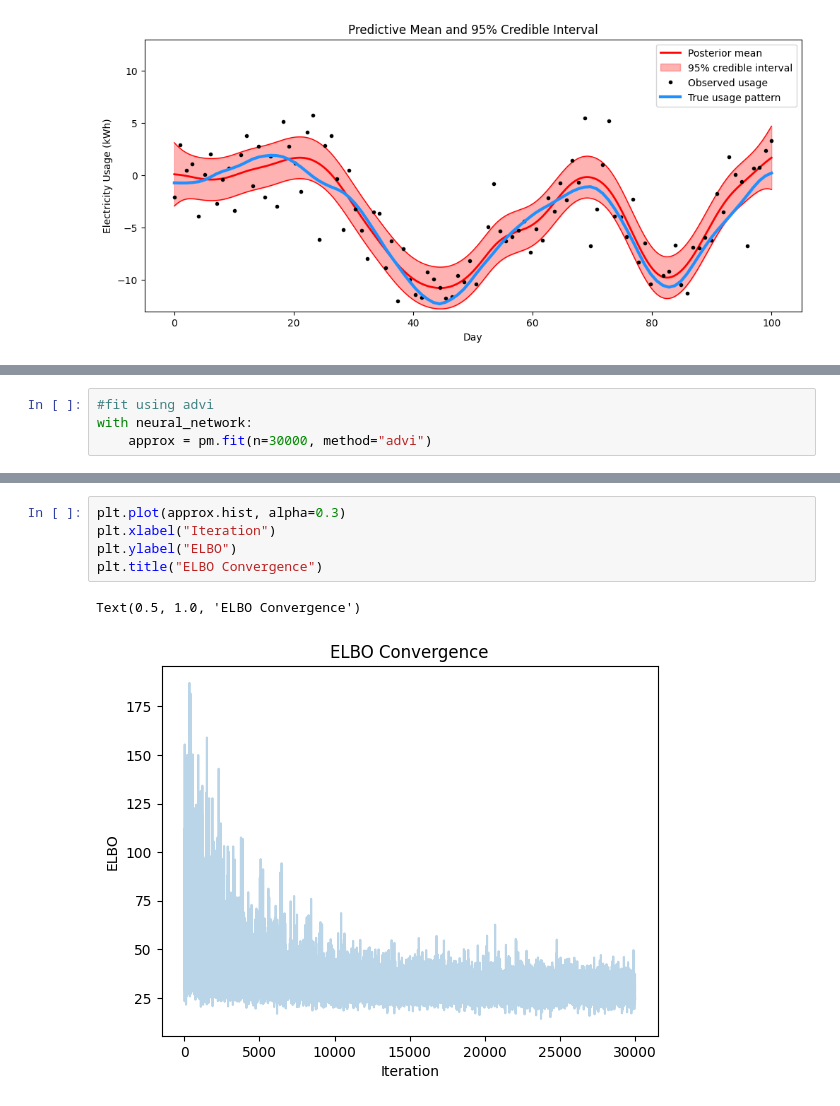
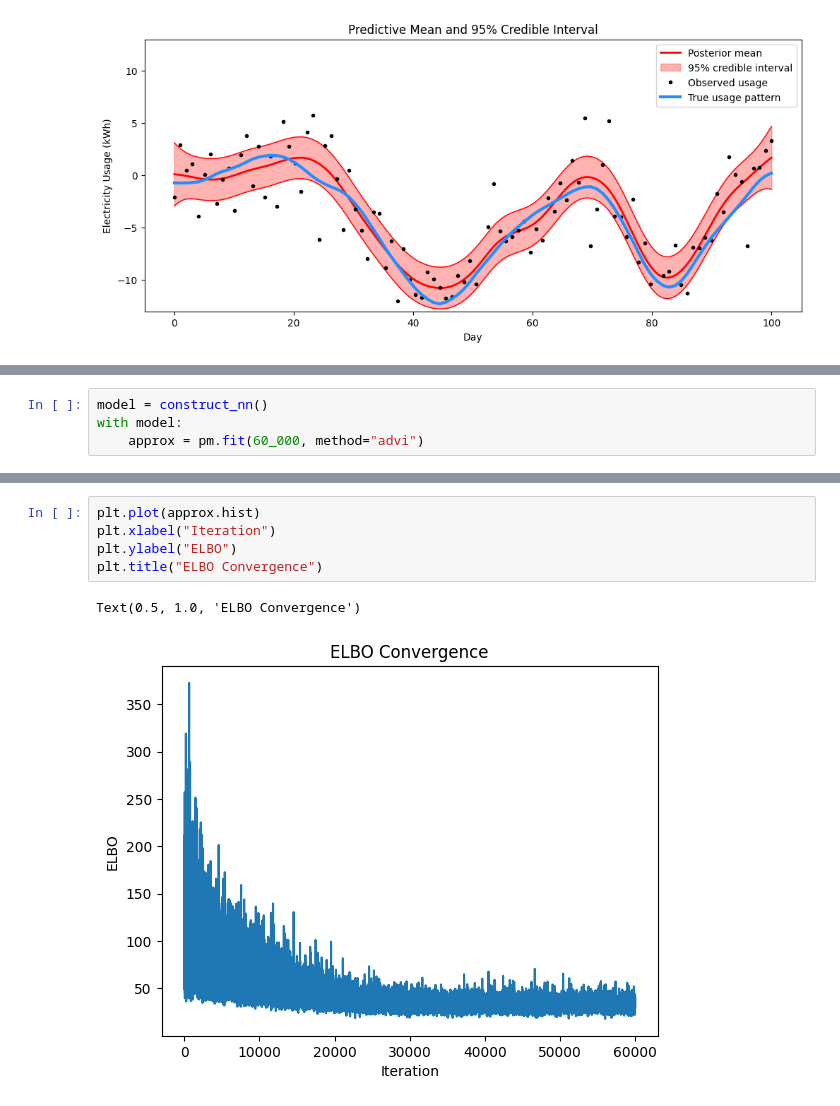
Before and after one commit to danield424/STA365, a Jupyter notebook: W10HW.ipynb, the cells around one changed output, grey strips where cells are left out. Saved outputs shown, nothing was run; the diff lists cells and outputs as text.

```diff
--- a/W10HW.ipynb
+++ b/W10HW.ipynb
@@ -275,15 +267,15 @@ neural_network = construct_nn()
 # %%
-#fit using advi
-with neural_network:
-    approx = pm.fit(n=30000, method="advi")
+model = construct_nn()
+with model:
+    approx = pm.fit(60_000, method="advi")
 # %% [output]
 [interactive output not drawn]
 [interactive output not drawn]
 # %%
-plt.plot(approx.hist, alpha=0.3)
+plt.plot(approx.hist)
 plt.xlabel("Iteration")
 plt.ylabel("ELBO")
 plt.title("ELBO Convergence")
 # %% [output]
 Text(0.5, 1.0, 'ELBO Convergence')
-[figure, old version]
+[figure, new version]
```
Also changed, not shown: parts of 9 cells of this notebook.
